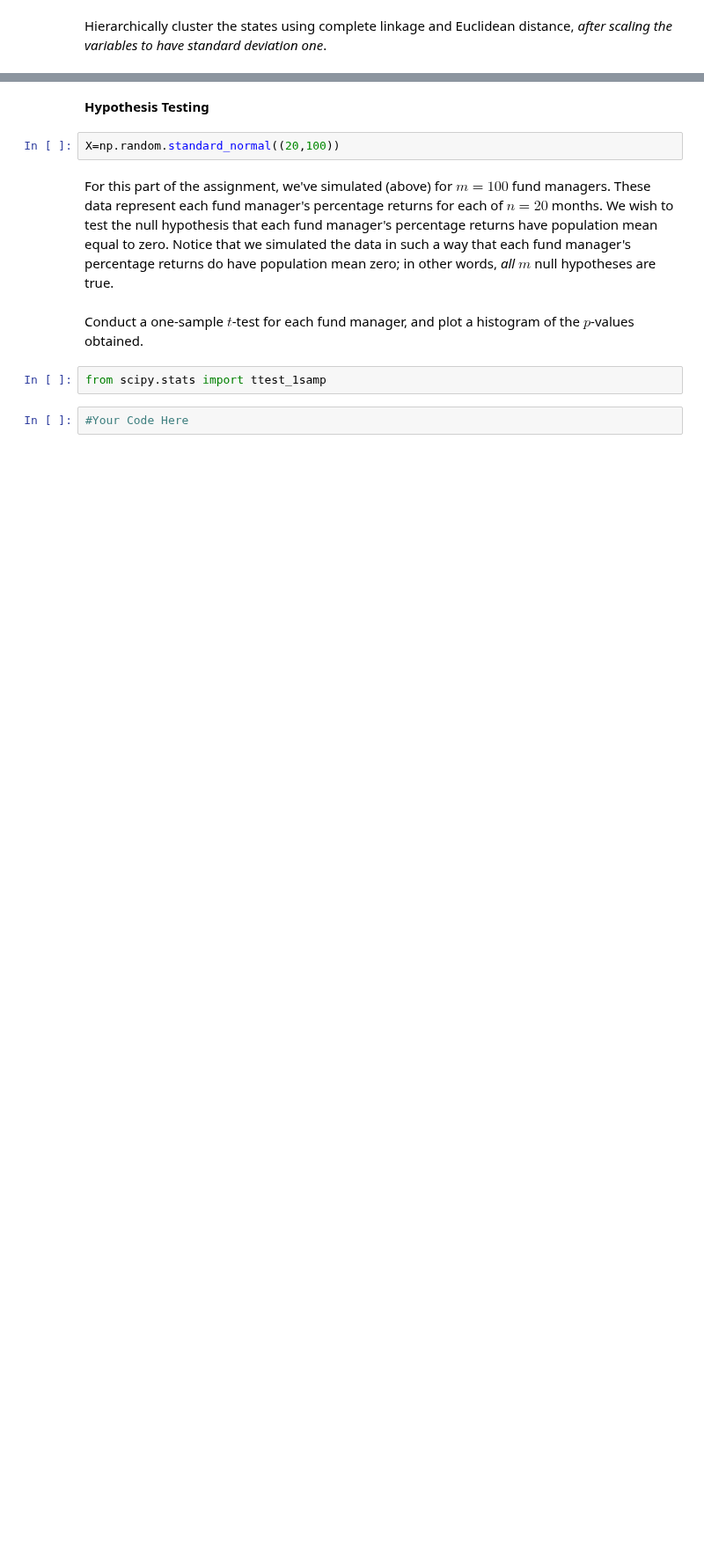
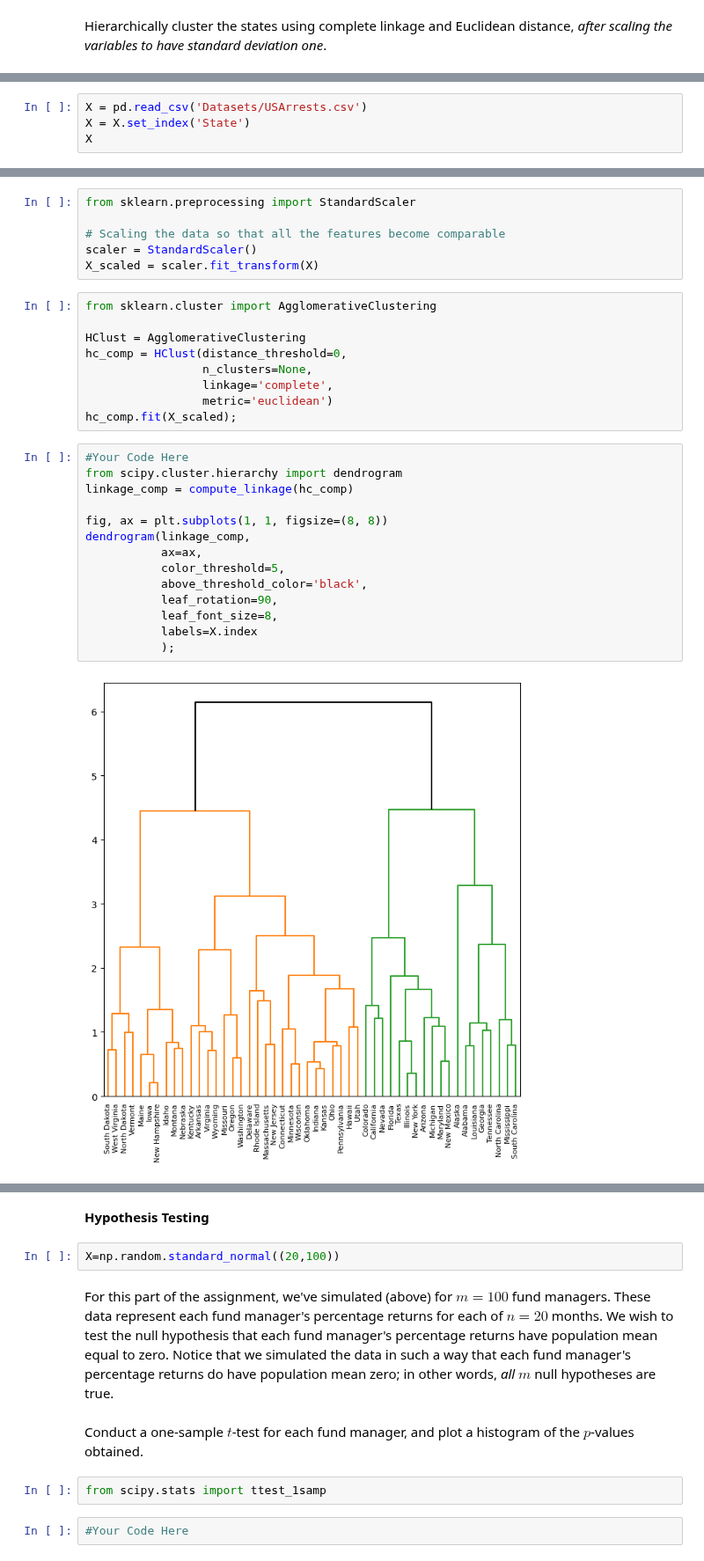
Before and after one commit to robchristiansen13/Learning, a Jupyter notebook: WeberState/CS 6570 (Data Science Algorithms I)/Assignments/CS-6570 Homework 5.ipynb, the cells around one changed output, grey strips where cells are left out. Shown at 88% size. Saved outputs shown, nothing was run; the diff lists cells and outputs as text; blank space fills up the shorter version.

```diff
--- a/WeberState/CS 6570 (Data Science Algorithms I)/Assignments/CS-6570 Homework 5.ipynb
+++ b/WeberState/CS 6570 (Data Science Algorithms I)/Assignments/CS-6570 Homework 5.ipynb
@@ -227,0 +213,4 @@ What effect does scaling the variables have on the hierarchical clustering obtai
+# %%
+X = pd.read_csv('Datasets/USArrests.csv')
+X = X.set_index('State')
+X
@@ -227,0 +236,31 @@ What effect does scaling the variables have on the hierarchical clustering obtai
+# %%
+from sklearn.preprocessing import StandardScaler
+
+# Scaling the data so that all the features become comparable
+scaler = StandardScaler()
+X_scaled = scaler.fit_transform(X)
+# %%
+from sklearn.cluster import AgglomerativeClustering
+
+HClust = AgglomerativeClustering
+hc_comp = HClust(distance_threshold=0,
+                 n_clusters=None,
+                 linkage='complete',
+                 metric='euclidean')
+hc_comp.fit(X_scaled);
+# %%
+#Your Code Here
+from scipy.cluster.hierarchy import dendrogram
+linkage_comp = compute_linkage(hc_comp)
+
+fig, ax = plt.subplots(1, 1, figsize=(8, 8))
+dendrogram(linkage_comp,
+           ax=ax,
+           color_threshold=5,
+           above_threshold_color='black',
+           leaf_rotation=90,
+           leaf_font_size=8,
+           labels=X.index
+           );
+# %% [output]
+[figure, added]
```
Also changed, not shown: parts of 19 cells of this notebook, 1 other file.
